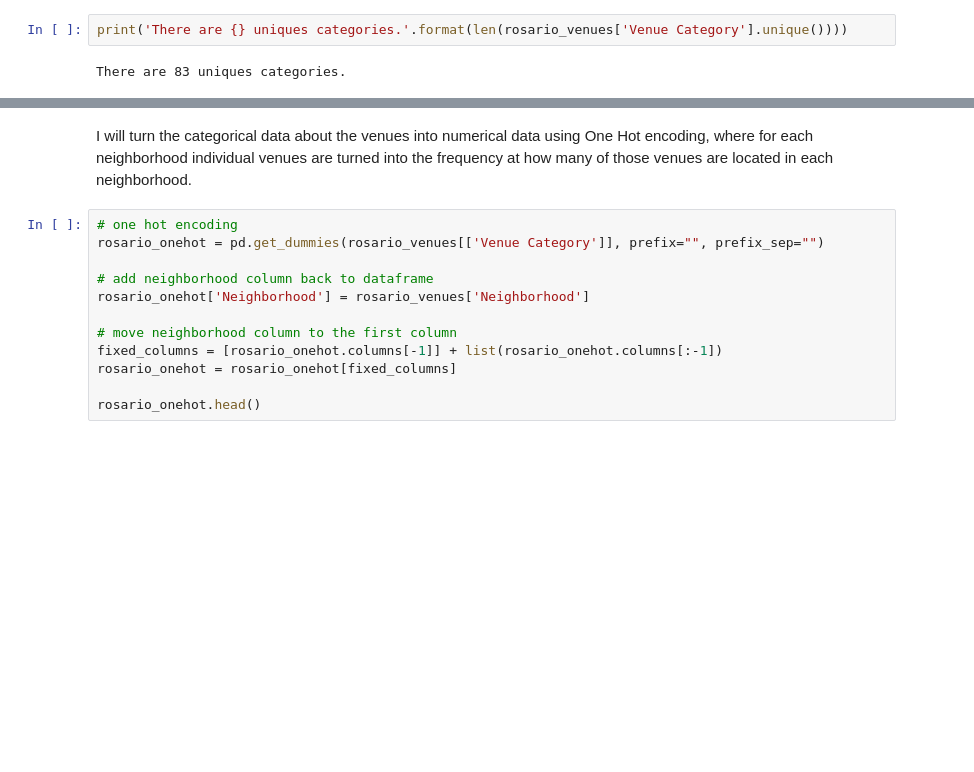
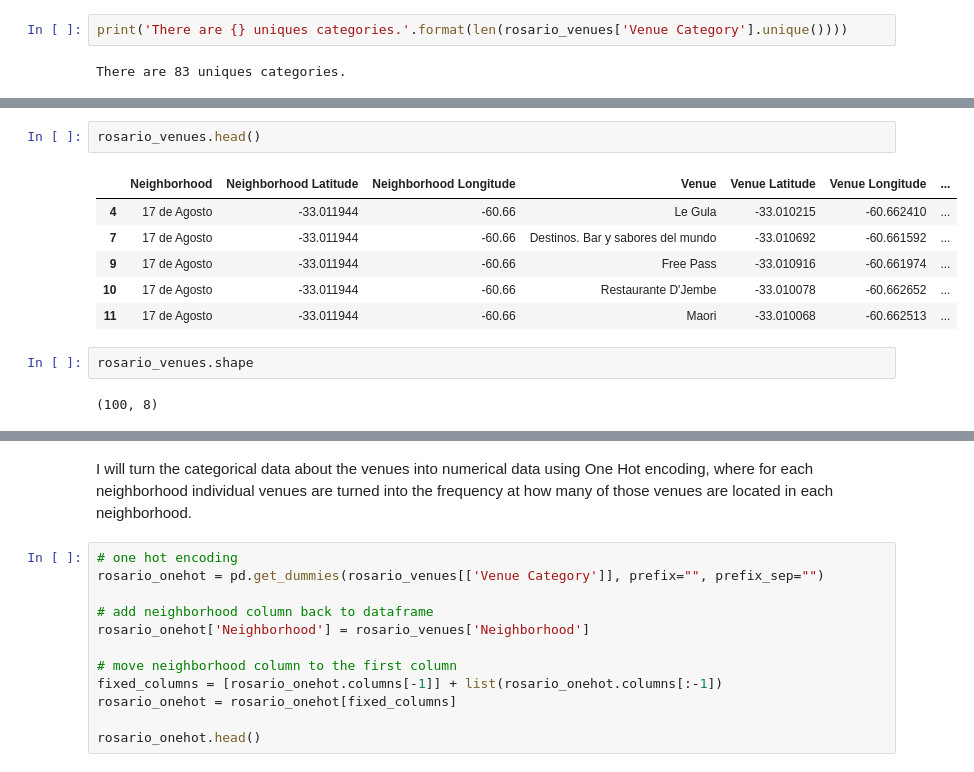
Before and after one commit to alinasansevich/Coursera_Capstone, a Jupyter notebook: Clustering-Neighborhoods-in-Rosario.ipynb, the cells around one changed output, grey strips where cells are left out. Saved outputs shown, nothing was run; the diff lists cells and outputs as text; blank space fills up the shorter version.

```diff
--- a/Clustering-Neighborhoods-in-Rosario.ipynb
+++ b/Clustering-Neighborhoods-in-Rosario.ipynb
@@ -511,0 +665,13 @@ There are 83 uniques categories.
+# %%
+rosario_venues.head()
+# %% [output]
+|  | Neighborhood | Neighborhood Latitude | Neighborhood Longitude | Venue | Venue Latitude | Venue Longitude | ... |
+| 4 | 17 de Agosto | -33.011944 | -60.66 | Le Gula | -33.010215 | -60.662410 | ... |
+| 7 | 17 de Agosto | -33.011944 | -60.66 | Destinos. Bar y sabores del mundo | -33.010692 | -60.661592 | ... |
+| 9 | 17 de Agosto | -33.011944 | -60.66 | Free Pass | -33.010916 | -60.661974 | ... |
+| 10 | 17 de Agosto | -33.011944 | -60.66 | Restaurante D'Jembe | -33.010078 | -60.662652 | ... |
+| 11 | 17 de Agosto | -33.011944 | -60.66 | Maori | -33.010068 | -60.662513 | ... |
+# %%
+rosario_venues.shape
+# %% [output]
+(100, 8)
```
Also changed, not shown: parts of 17 cells of this notebook.
